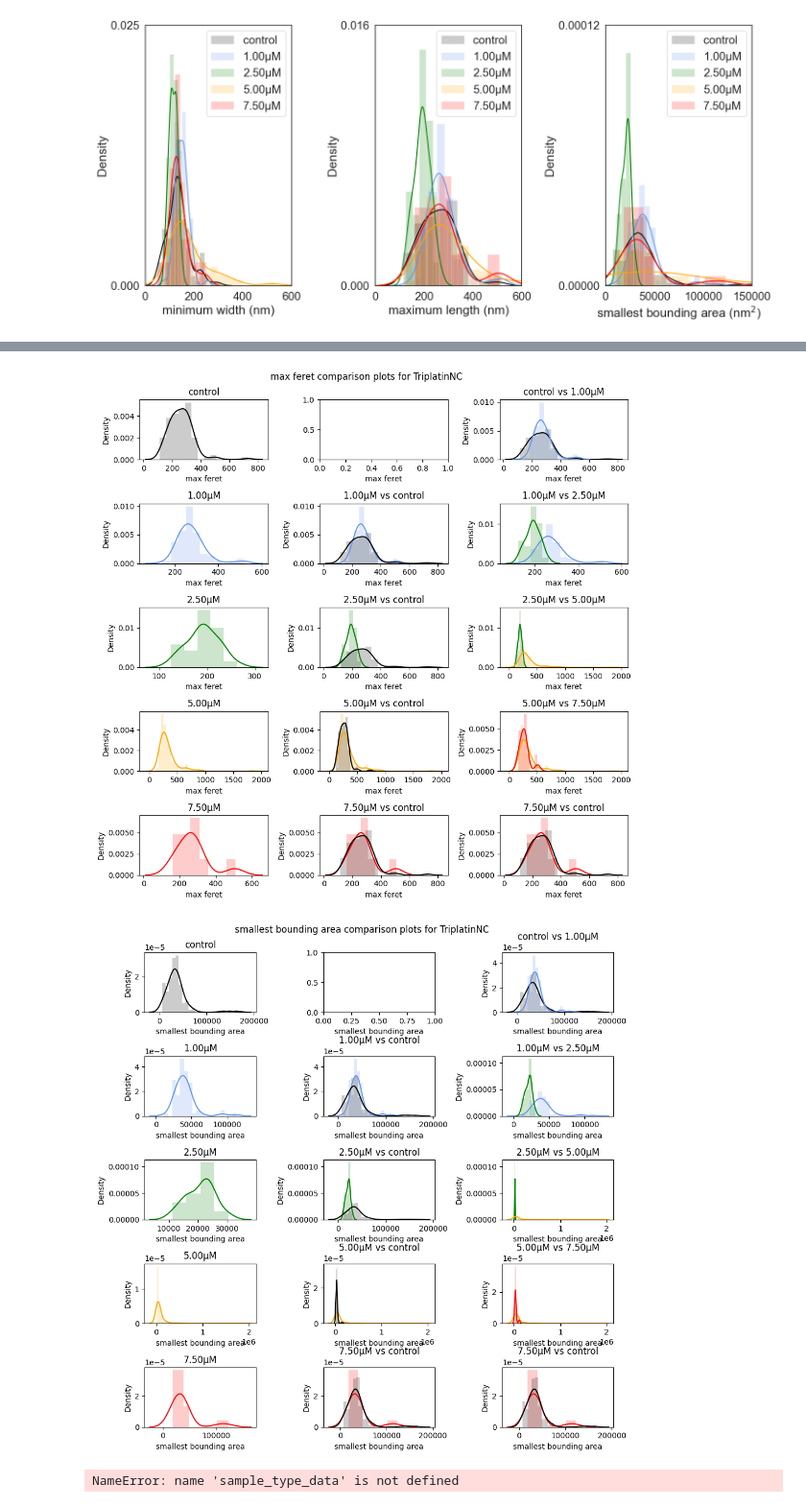
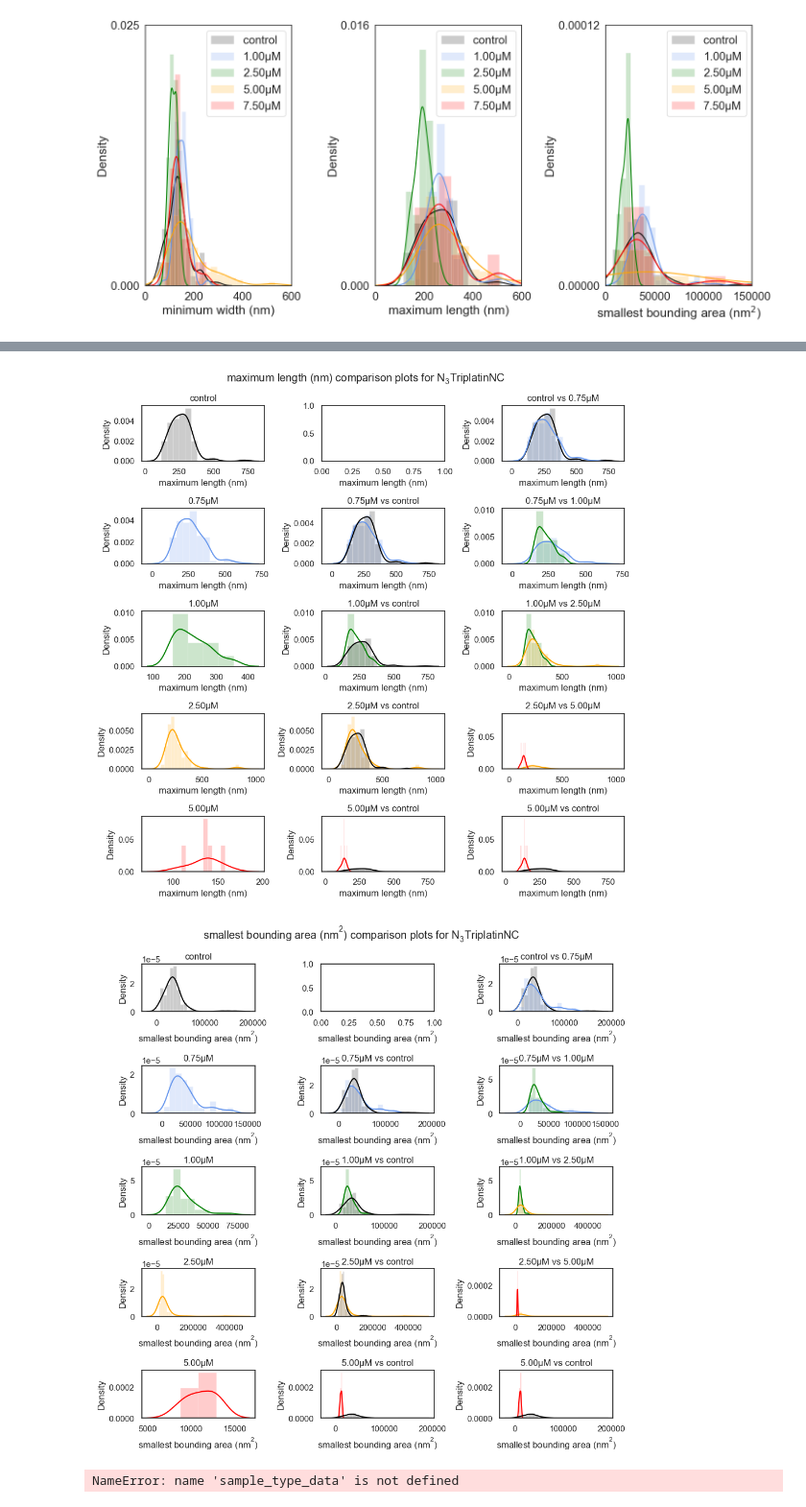
Before and after one commit to AFM-SPM/TriplatinNC, a Jupyter notebook: graphs.ipynb, the cells around one changed output, grey strips where cells are left out. Shown: that part at 96% size. Drawn from its saved outputs; the diff is of its cells as text; code cells hidden in the pictures.

Commit message:
Apply previous changes to supplementary plots

```diff
--- a/graphs.ipynb
+++ b/graphs.ipynb
@@ -182,23 +182,24 @@ https://gist.github.com/mwaskom/de44147ed2974457ad6372750bbe5751
 # %%
 # Plot comparison grid
 
-# samples = ['A0', 'A1', 'A2', 'A3', 'A4']
-# sample_labels = ['control', '0.75μM', '1.00μM', '2.50μM', '5.00μM']
-# batch = "$N_3$TriplatinNC"
+samples = ['A0', 'A1', 'A2', 'A3', 'A4']
+sample_labels = ['control', '0.75μM', '1.00μM', '2.50μM', '5.00μM']
+batch = "$N_3$TriplatinNC"
 
-samples = ['A0', 'B1', 'B2', 'B3', 'B4']
-sample_labels = ['control', '1.00μM', '2.50μM', '5.00μM', '7.50μM']
-batch = "TriplatinNC"
+# samples = ['A0', 'B1', 'B2', 'B3', 'B4']
+# sample_labels = ['control', '1.00μM', '2.50μM', '5.00μM', '7.50μM']
+# batch = "TriplatinNC"
 
 colours = ['black', 'cornflowerblue', 'green', 'orange', 'red']
 stat_keys = ['min_feret', 'max_feret', 'smallest_bounding_area']
-stat_labels = ['min feret', 'max feret', 'smallest bounding area']
+stat_labels = ['mininum width (nm)', 'maximum length (nm)', 'smallest bounding area (nm$^2$)']
 
 alpha = 0.2
 
 params = {'mathtext.default': 'regular' }
 plt.rcParams.update(params)
 
+sns.set_theme(style="white", palette=None, font_scale=1)
 for stat_index, stat_key in enumerate(stat_keys):
     stat_label = stat_labels[stat_index]
 
@@ -269,5 +270,5 @@ https://gist.github.com/mwaskom/de44147ed2974457ad6372750bbe5751
-[figure, old version]
+[figure, new version]
-[figure, old version]
+[figure, new version]
 # %%
 # Plot kde
 # fig, ax = plt.subplots(figsize=(8, 8))
```
Also changed, not shown: parts of 1 cell of this notebook.
